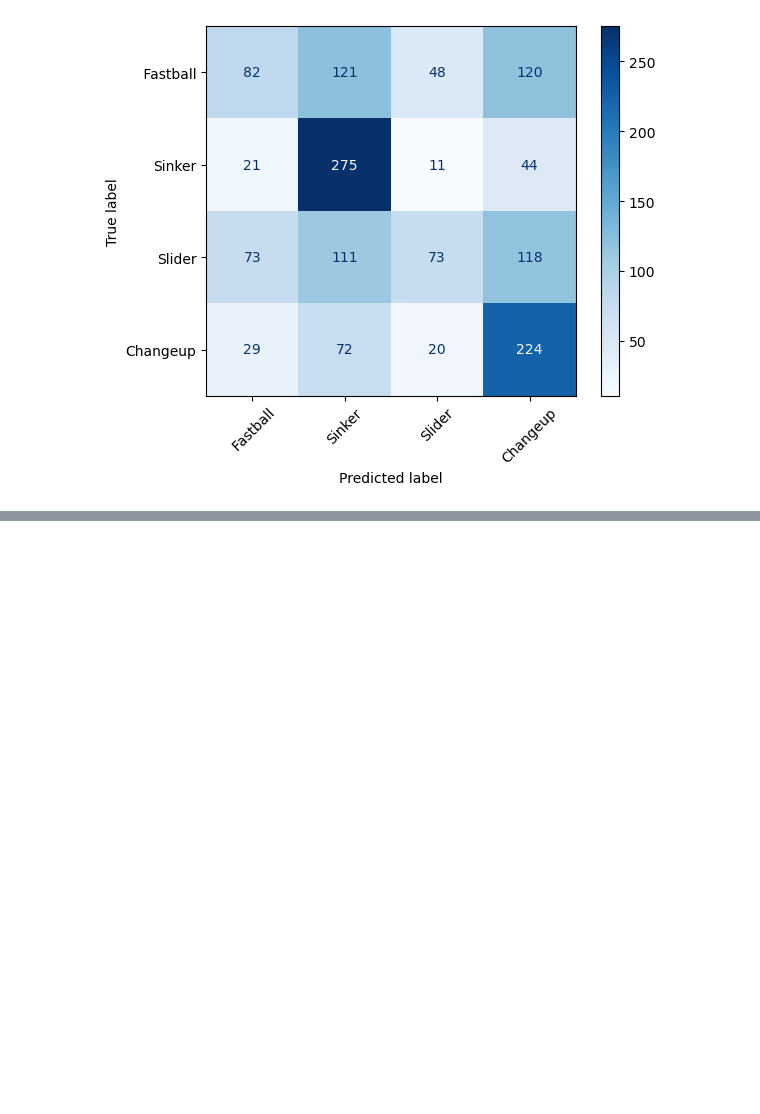
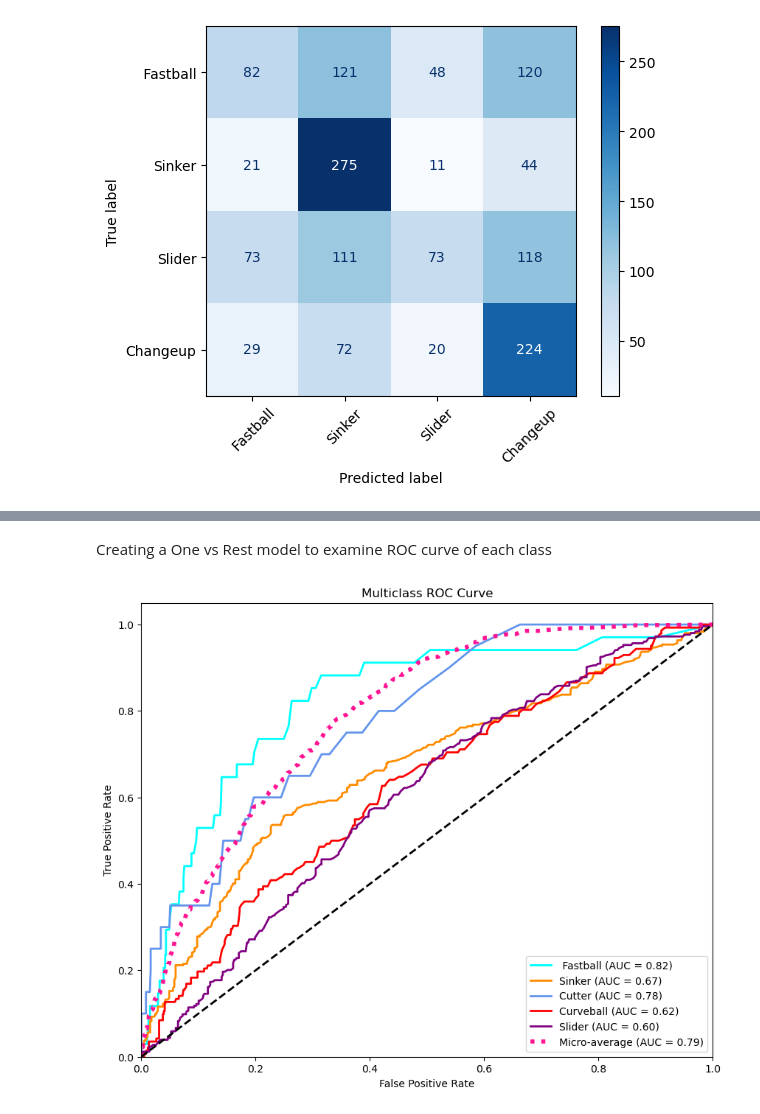
Before and after one commit to Stonec823/MLB-Pitch-Prediction, a Jupyter notebook: notebooks/models.ipynb, the cells around one changed output, grey strips where cells are left out. Saved outputs shown, nothing was run; the diff lists cells and outputs as text; code cells hidden in the pictures; blank space fills up the shorter version.

```diff
--- a/notebooks/models.ipynb
+++ b/notebooks/models.ipynb
@@ -407,0 +373,60 @@ Testing classes: [0 1 2 3 5]
+# %% [markdown]
+Creating a One vs Rest model to examine ROC curve of each class
+# %%
+from sklearn.preprocessing import label_binarize
+from sklearn.metrics import roc_curve, auc, roc_auc_score
+from sklearn.multiclass import OneVsRestClassifier
+import matplotlib.pyplot as plt
+
+
+yvaltrain_binarized = label_binarize(yvaltrain, classes=np.unique(yval))
+yvaltest_binarized = label_binarize(yvaltest, classes=np.unique(yval))
+n_classes = yvaltrain_binarized.shape[1]
+rf_model_val_ovr = OneVsRestClassifier(RandomForestClassifier(
+    bootstrap=True, max_depth=None, max_features='sqrt',
+    min_samples_leaf=1, min_samples_split=2, n_estimators=500
+))
+rf_model_val_ovr.fit(Xvaltrain, yvaltrain_binarized)
+
+
+y_score = rf_model_val_ovr.predict_proba(Xvaltest)
+
+
+fpr = dict()
+tpr = dict()
+roc_auc = dict()
+
+for i in range(n_classes):
+    fpr[i], tpr[i], _ = roc_curve(yvaltest_binarized[:, i], y_score[:, i])
+    roc_auc[i] = auc(fpr[i], tpr[i])
+
+
+fpr["micro"], tpr["micro"], _ = roc_curve(yvaltest_binarized.ravel(), y_score.ravel())
+roc_auc["micro"] = auc(fpr["micro"], tpr["micro"])
+
+
+plt.figure(figsize=(10, 8))
+
+colors = ['aqua', 'darkorange', 'cornflowerblue', 'red', 'purple', 'green', 'brown']
+for i, color in zip(range(n_classes), colors[:n_classes]):
+    plt.plot(fpr[i], tpr[i], color=color, lw=2,
+             label=f"{class_mapping[i]} (AUC = {roc_auc[i]:.2f})")
+
+# Plot the micro-average ROC curve
+plt.plot(fpr["micro"], tpr["micro"],
+         label=f"Micro-average (AUC = {roc_auc['micro']:.2f})",
+         color="deeppink", linestyle=":", linewidth=4)
+
+# Plot the diagonal (random performance)
+plt.plot([0, 1], [0, 1], "k--", lw=2)
+
+# Add labels and legend
+plt.xlim([0.0, 1.0])
+plt.ylim([0.0, 1.05])
+plt.xlabel("False Positive Rate")
+plt.ylabel("True Positive Rate")
+plt.title("Multiclass ROC Curve")
+plt.legend(loc="lower right")
+plt.show()
+# %% [output]
+[figure, added]
```
Also changed, not shown: parts of 23 cells of this notebook, 3 other files.
